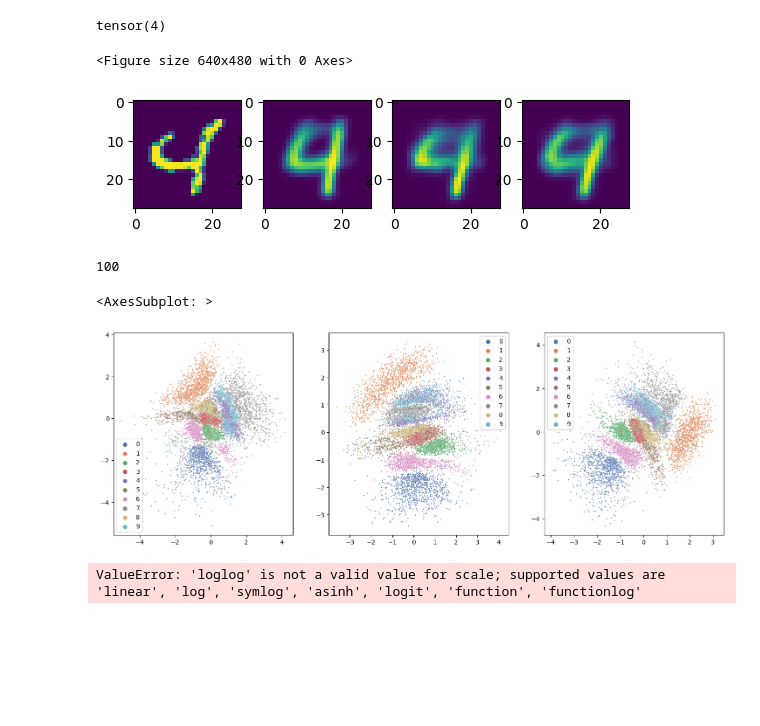
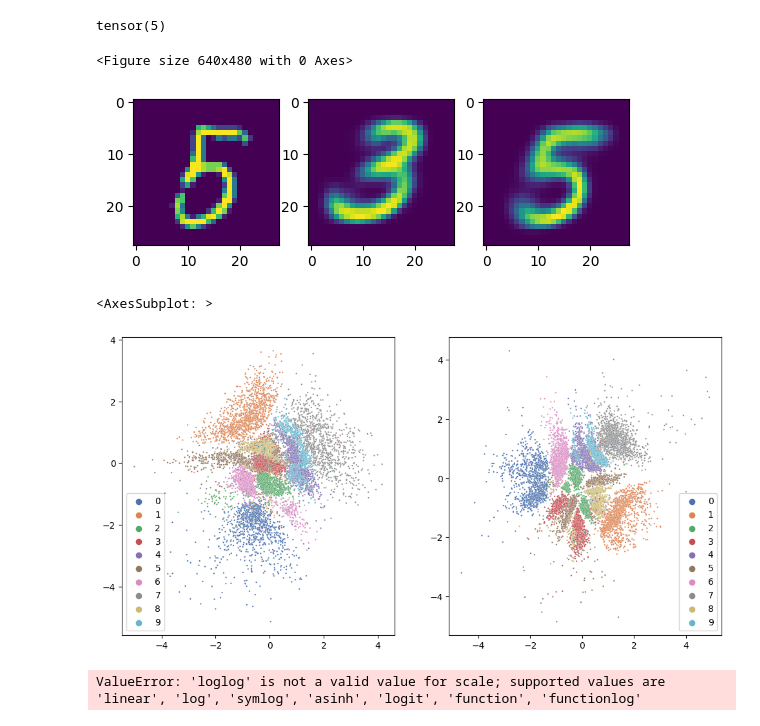
Before and after one commit to stojl/pml_exam, a Jupyter notebook: main.ipynb, the cells around one changed output. Drawn from its saved outputs; the diff is of its cells as text; code cells hidden in the pictures; blank space fills up the shorter version.

```diff
--- a/main.ipynb
+++ b/main.ipynb
@@ -23,8 +24,8 @@ train_loader, test_loader = dataloader.setup_data_loaders(batch_size=256, use_cu
 pyro.clear_param_store()
 
 #model = VAE.VAE(LED.LinearEncoder(2, 400, 100), LED.LinearDecoder(2, 400, 100))
-model = VAE.VAE(CED.ConvEncoder(2, 200), CED.ConvDecoder(2, 200))
-
+#model = VAE.VAE(CED.ConvEncoder(2, 200), CED.ConvDecoder(2, 200))
+model = VAEBayesian.BayesianVAE(LED.LinearEncoder(2, 400, 100), 2, 400, 100, 100, use_cuda=False)
 optimizer = pyro.optim.Adam({'lr': 0.001})
 svi = SVI(model.model, model.guide, optimizer, loss=Trace_ELBO())
 
@@ -61,33 +51,28 @@ KeyError: 'PolyCollection:kwdoc'
 # %%
+ttest = nn.MaxPool2d(1)
+
 import TrainedVAE
 train_loader, test_loader = dataloader.setup_data_loaders(batch_size=100, use_cuda=False)
 inputs, classes = next(iter(test_loader))
 z_mean, z_scale = TrainedVAE.TrainedLinearVAE.encoder(inputs)
 z_mean2, z_scale2 = TrainedVAE.TrainedConvVAE.encoder(inputs)
-z_mean3, z_scale3 = TrainedVAE.TrainedConvLinVAE.encoder(inputs)
-k = 67
+k = 45
 s = TrainedVAE.TrainedLinearVAE.decoder(z_mean[k]).detach().numpy().reshape(28, 28)
-s2 = TrainedVAE.TrainedConvVAE.decoder(z_mean2[k]).detach().numpy().reshape(28, 28)
-s3 = TrainedVAE.TrainedConvLinVAE.decoder(z_mean3[k]).detach().numpy().reshape(28, 28)
+s2 = TrainedVAE.TrainedConvVAE.decoder(z_mean2[k]).detach().view(1, 1, 28, 28)
+s2 = ttest(s2).view(28, 28).numpy()
 print(classes[k])
 
 plt.figure()
 
-f, ax = plt.subplots(1, 4)
+f, ax = plt.subplots(1, 3)
 ax[1].imshow(s)
 ax[0].imshow(inputs[k].numpy().reshape(28, 28))
 ax[2].imshow(s2)
-ax[3].imshow(s3)
 plt.show()
 # %% [output]
-tensor(4)
+tensor(5)
 <Figure size 640x480 with 0 Axes>
-[figure, old version]
+[figure, new version]
-# %%
-
-train_loader.batch_size
-# %% [output]
-100
 # %%
 import seaborn as sns
 import TrainedVAE
@@ -95,18 +80,15 @@ train_loader, test_loader = dataloader.setup_data_loaders(batch_size=60000, use_
 inputs, classes = next(iter(test_loader))
 z_mean, z_scale = TrainedVAE.TrainedLinearVAE.encoder(inputs)
 z_mean2, z_scale2 = TrainedVAE.TrainedConvVAE.encoder(inputs)
-z_mean3, z_scale3 = TrainedVAE.TrainedConvLinVAE.encoder(inputs)
 c = classes.numpy()
 z = z_mean.detach().numpy()
 z2 = z_mean2.detach().numpy()
-z3 = z_mean3.detach().numpy()
-fig, ax = plt.subplots(1, 3, figsize=(18, 6))
+fig, ax = plt.subplots(1, 2, figsize=(12, 6))
 sns.scatterplot(x=z[:,0],y=z[:,1], ax = ax[0], hue=c, palette="deep", s = 3)
 sns.scatterplot(x=z2[:,0],y=z2[:,1], ax = ax[1], hue=c, palette="deep", s = 3)
-sns.scatterplot(x=z3[:,0],y=z3[:,1], ax = ax[2], hue=c, palette="deep", s = 3)
 # %% [output]
 <AxesSubplot: >
-[figure, old version]
+[figure, new version]
 # %%
 import pyro.contrib.gp as gp
 
```
Also changed, not shown: parts of 4 cells of this notebook, 2 other files.
